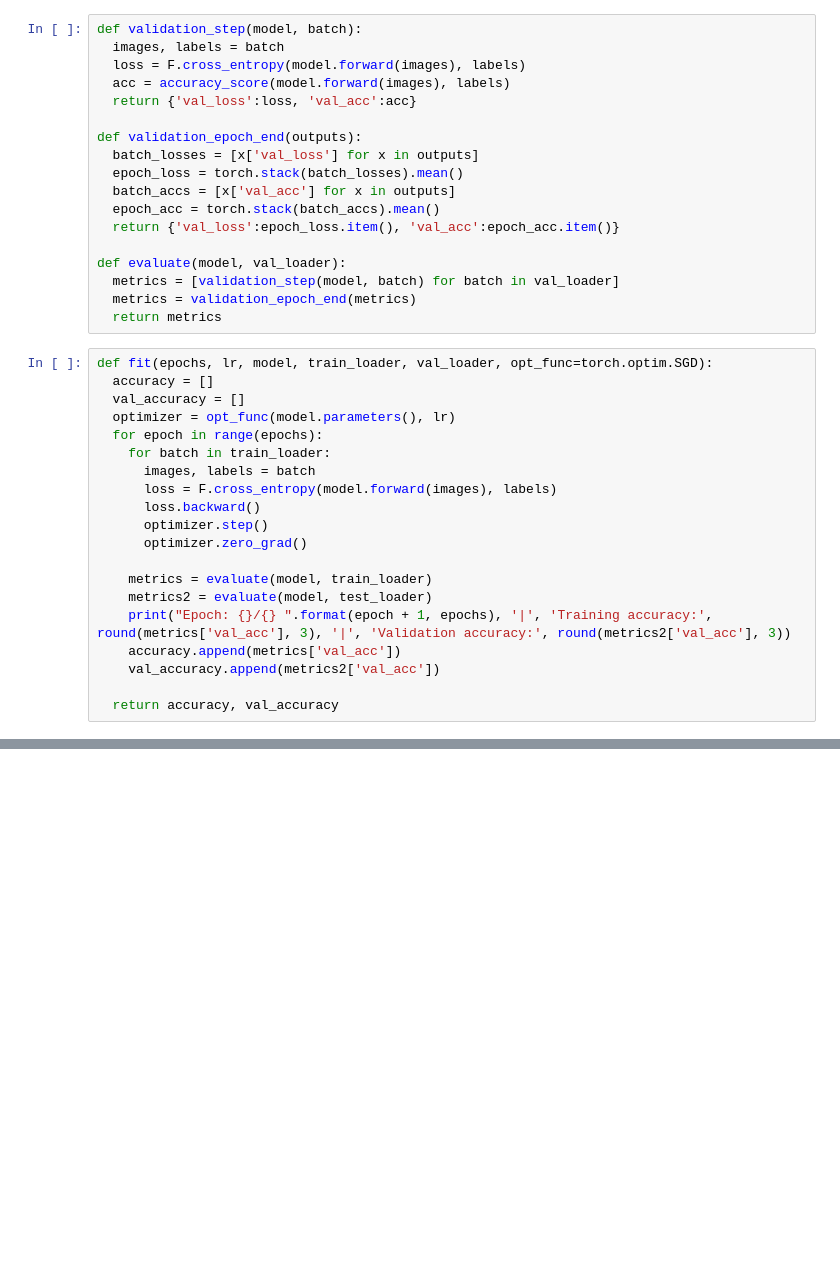
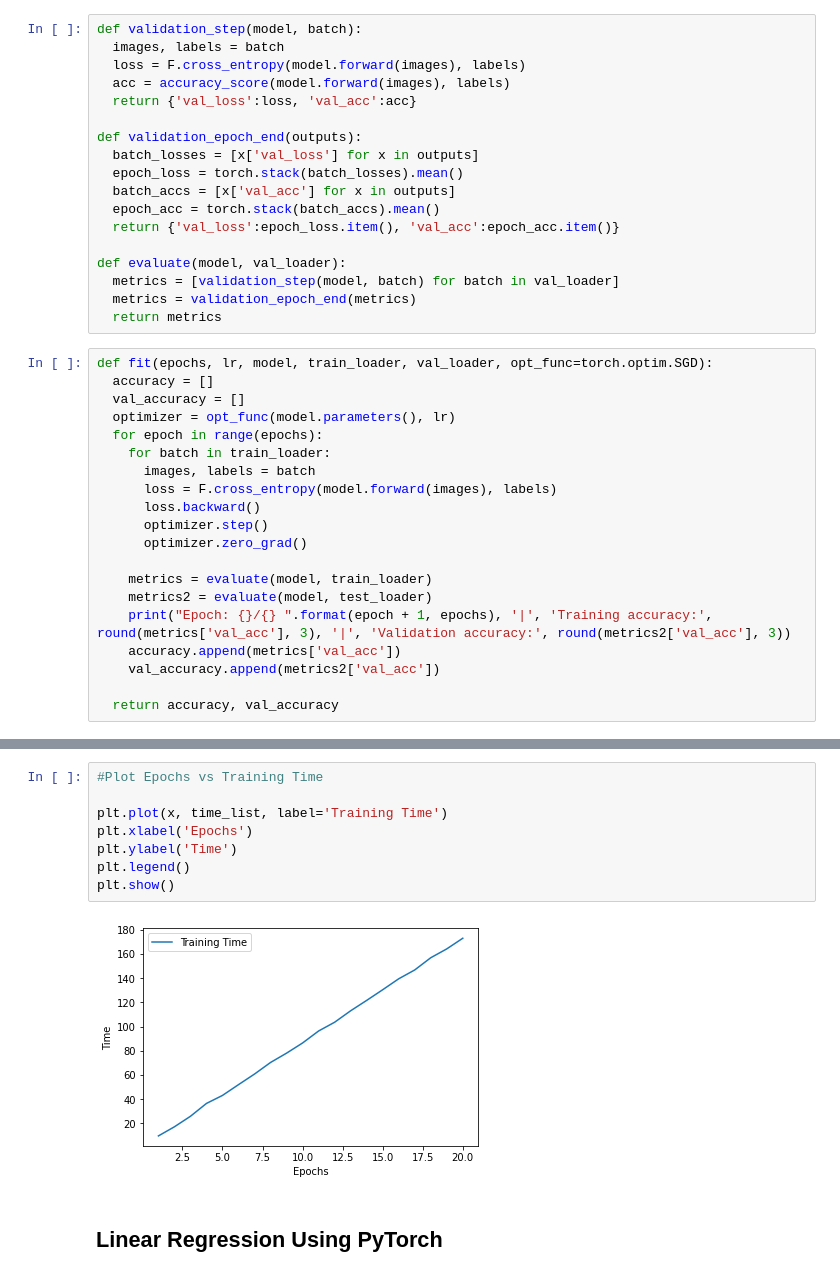
Before and after one commit to srkcheema/ComparativeAnalysis-ML-Libraries, a Jupyter notebook: Pytorch_554_Project.ipynb, the cells around one changed output, grey strips where cells are left out. Saved outputs shown, nothing was run; the diff lists cells and outputs as text; blank space fills up the shorter version.

Commit message:
Complete Classification PyTorch

```diff
--- a/Pytorch_554_Project.ipynb
+++ b/Pytorch_554_Project.ipynb
@@ -96,0 +162,12 @@ def fit(epochs, lr, model, train_loader, val_loader, opt_func=torch.optim.SGD):
+# %%
+#Plot Epochs vs Training Time
+
+plt.plot(x, time_list, label='Training Time')
+plt.xlabel('Epochs')
+plt.ylabel('Time')
+plt.legend()
+plt.show()
+# %% [output]
+[figure, added]
+# %% [markdown]
+## **Linear Regression Using PyTorch**
```
Also changed, not shown: parts of 19 cells of this notebook.
